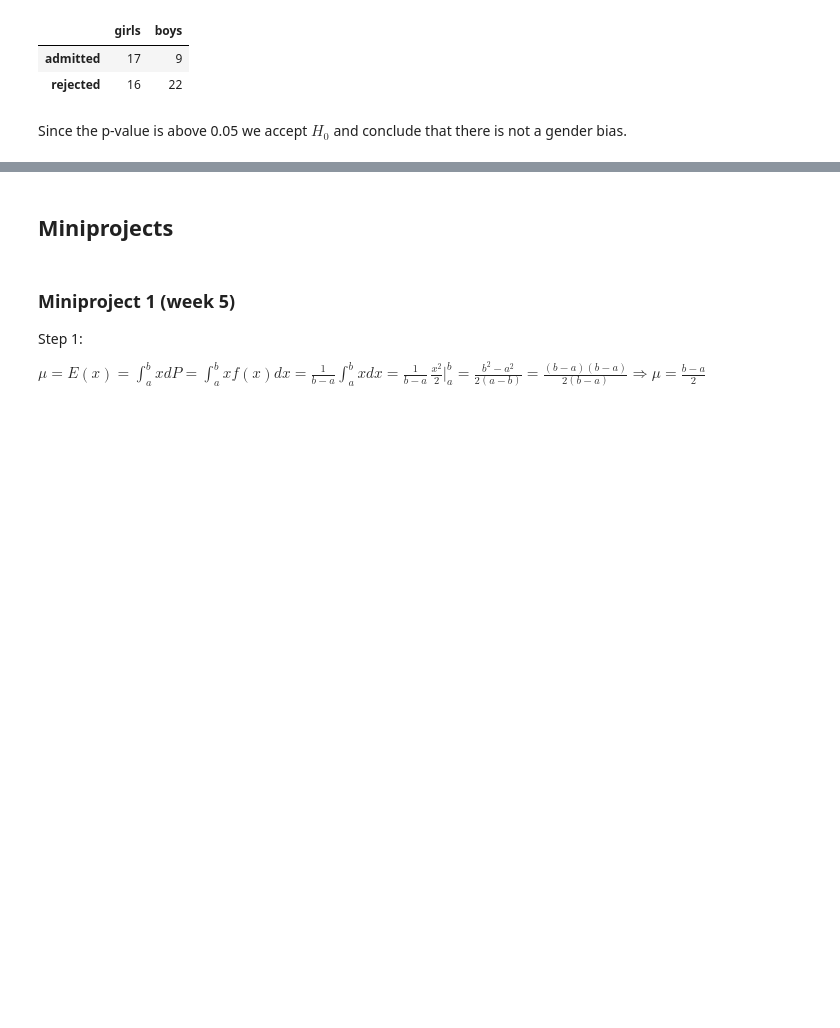
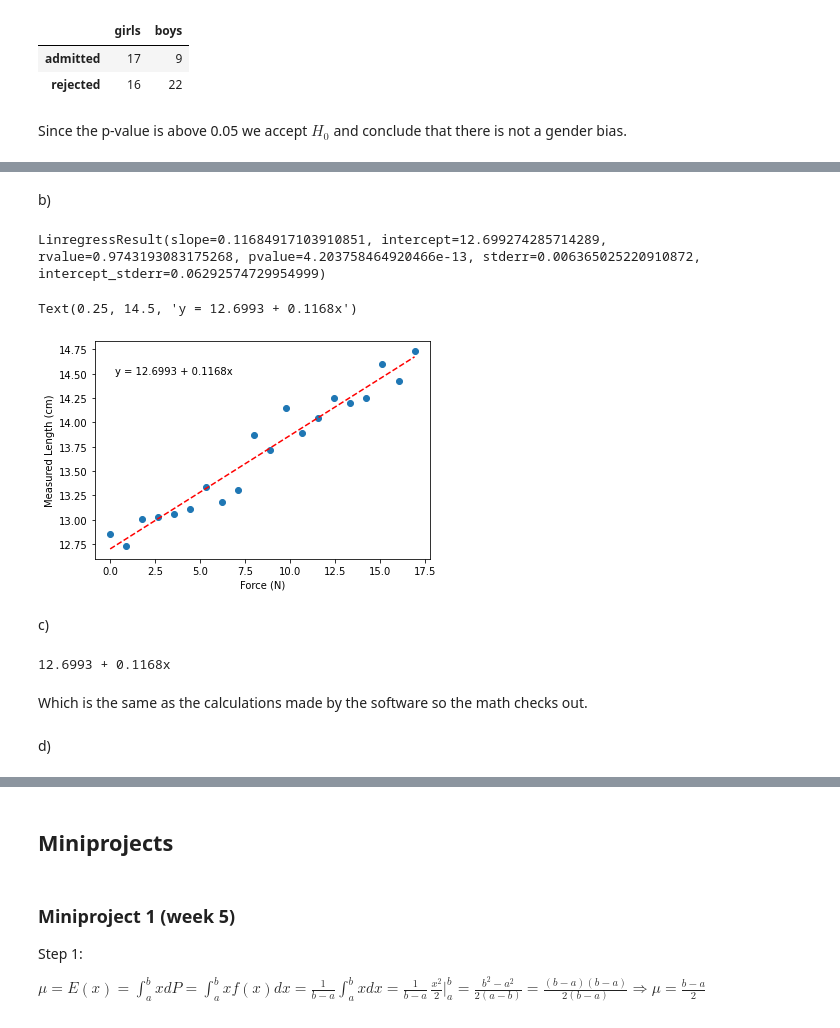
Before and after one commit to lsig/Statistics, a Jupyter notebook: Workbook.ipynb, the cells around one changed output, grey strips where cells are left out. Saved outputs shown, nothing was run; the diff lists cells and outputs as text; code cells hidden in the pictures; blank space fills up the shorter version.

```diff
--- a/Workbook.ipynb
+++ b/Workbook.ipynb
@@ -5839,0 +6086,65 @@ Since the p-value is above 0.05 we accept $H_0$ and conclude that there is not a
+# %% [markdown]
+b)
+# %%
+import pandas as pd
+import numpy as np
+import matplotlib.pylab as plt
+from scipy.stats import linregress
+
+
+df = pd.read_csv("datasets/Ch7/table7-1.csv")
+
+
+x = df['Weight (x)'] * 4.448
+y = df['Measured Length (y)'] * 2.54
+
+reg = linregress(x, y)
+print(reg)
+slope = reg[0]
+intercept = reg[1]
+
+plt.scatter(x, y)
+plt.plot(x, slope * x + intercept, color='red',linestyle='--')
+
+
+plt.xlabel('Force (N)')
+plt.ylabel('Measured Length (cm)')
+
+best_line = f'y = {round(intercept,4)} + {round(slope,4)}x'
+
+plt.text(0.25, 14.5, best_line)
+# %% [output]
+LinregressResult(slope=0.11684917103910851, intercept=12.699274285714289, rvalue=0.9743193083175268, pvalue=4.203758464920466e-13, stderr=0.006365025220910872, intercept_stderr=0.06292574729954999)
+Text(0.25, 14.5, 'y = 12.6993 + 0.1168x')
+[figure, added]
+# %% [markdown]
+c)
+# %%
+import pandas as pd
+import numpy as np
+
+df = pd.read_csv("datasets/Ch7/table7-1.csv")
+
+x = df['Weight (x)'] * 4.448
+y = df['Measured Length (y)'] * 2.54
+
+xy = x * y
+x_2 = x * x
+
+xy_bar = xy.mean()
+x_2_bar = x_2.mean()
+
+x_bar = x.mean()
+y_bar = y.mean()
+
+slope = (xy_bar - x_bar * y_bar) / (x_2_bar  - x_bar**2)
+
+intercept = y_bar - slope * x_bar
+
+print(f'{round(intercept,4)} + {round(slope,4)}x')
+# %% [output]
+12.6993 + 0.1168x
+# %% [markdown]
+Which is the same as the calculations made by the software so the math checks out.
+# %% [markdown]
+d)
```
Also changed, not shown: parts of 22 cells of this notebook, 1 other file.
